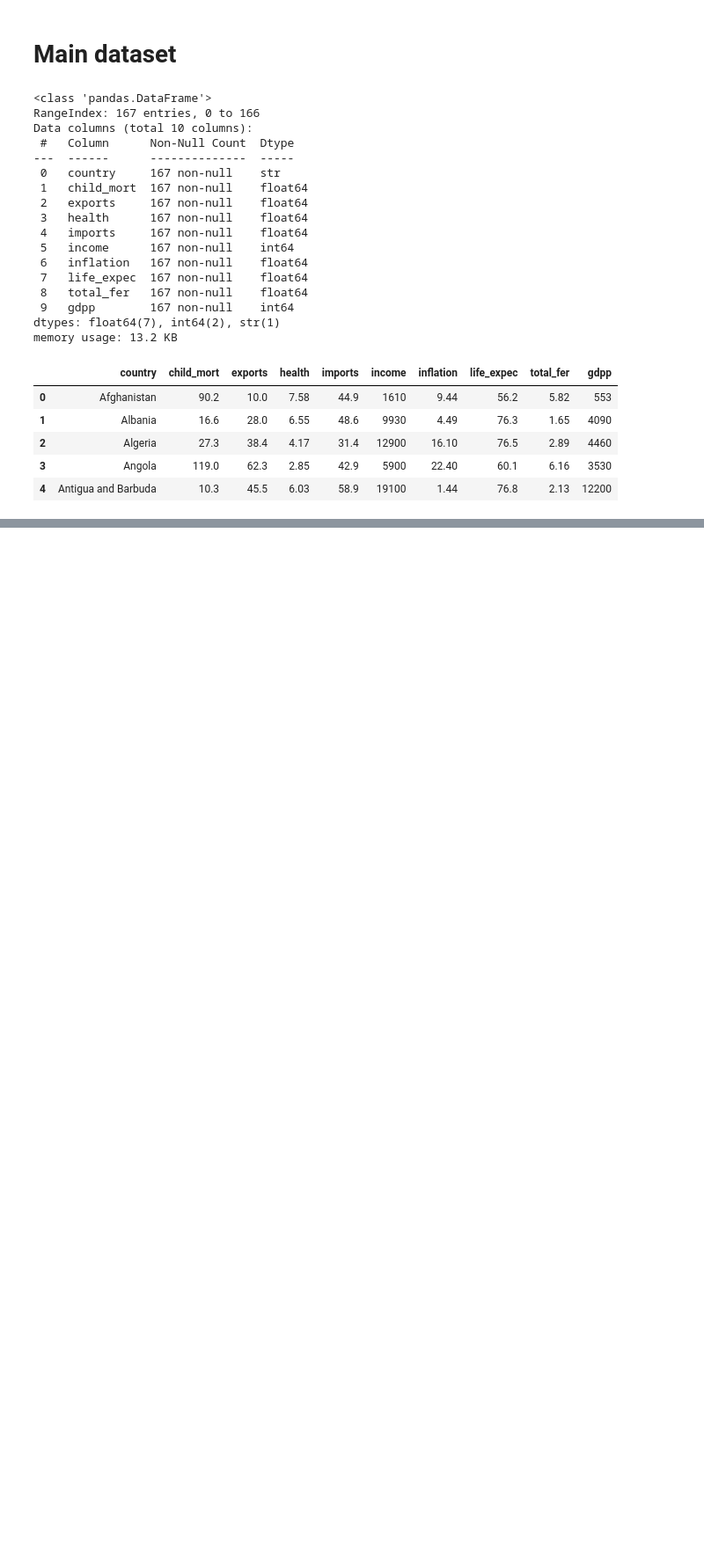
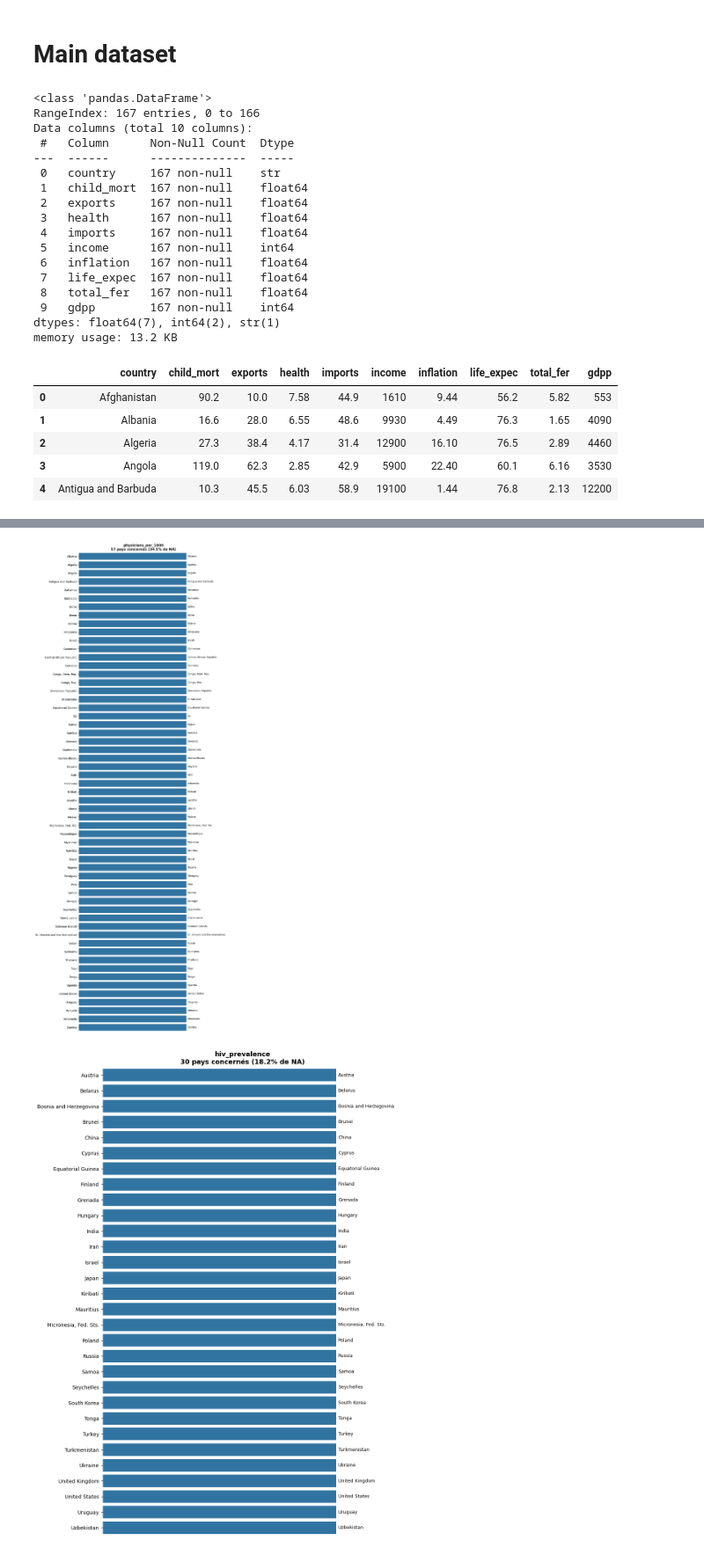
Before and after one commit to awa-d/ML2-project_clustering-countries, a Jupyter notebook: notebooks/P0_init-merge.ipynb, the cells around one changed output, grey strips where cells are left out. Shown at 88% size. Drawn from its saved outputs; the diff is of its cells as text; code cells hidden in the pictures; blank space fills up the shorter version.

Commit message:
merge variables santes

```diff
--- a/notebooks/P0_init-merge.ipynb
+++ b/notebooks/P0_init-merge.ipynb
@@ -152,0 +198,14 @@ df_civil.head()
+# %%
+
+# Filtrage sur nos pays cibles
+df_wdi_sub = df_wdi[df_wdi["Country"].isin(countries_ref)]
+
+# Variables WDI demandées dans le YAML
+wdi_vars = wdi_conf["variables"]
+
+# Extraction et pivot pour l'année 2014
+df_h14 = df_wdi_sub.pivot(index="Country", columns="Series", values="YR2014").reset_index()
+df_h14.columns.name = None
+
+# Renommage selon le YAML
+df_h14 = df_h14[["Country"] + list(wdi_vars.keys())].rename(columns=wdi_vars)
@@ -152,0 +224,5 @@ df_civil.head()
+# %%
+
+na_stats = df_h14.isnull().mean() * 100
+print("Pourcentage de valeurs manquantes (Santé WDI - 2014 stricte) :")
+print(na_stats.sort_values(ascending=False)[na_stats > 0])
@@ -152,0 +235,51 @@ df_civil.head()
+# %%
+# Variables contenant des NA
+cols_na = na_stats[na_stats > 0].sort_values(ascending=False).index
+
+for col in cols_na:
+
+    # Pays avec NA
+    pays_na = df_h14[df_h14[col].isna()]["Country"]
+
+    # Statistiques
+    nb_na = len(pays_na)
+    pct_na = na_stats[col]
+
+    # Figure
+    plt.figure(figsize=(10, max(2.5, nb_na * 0.45)))
+
+    ax = sns.barplot(
+        x=[1] * nb_na,
+        y=pays_na,
+        orient="h"
+    )
+
+    # Annotations
+    for i, pays in enumerate(pays_na):
+        ax.text(
+            1.01,
+            i,
+            pays,
+            va="center",
+            fontsize=9
+        )
+
+    # Mise en forme
+    plt.xlim(0, 1.2)
+    plt.xticks([])
+    plt.xlabel("")
+    plt.ylabel("")
+
+    plt.title(
+        f"{col}\n"
+        f"{nb_na} pays concernés ({pct_na:.1f}% de NA)",
+        fontsize=13,
+        weight="bold"
+    )
+
+    sns.despine(left=True, bottom=True)
+    plt.tight_layout()
+    plt.show()
+# %% [output]
+[figure, added]
+[figure, added]
```
Also changed, not shown: parts of 34 cells of this notebook.
